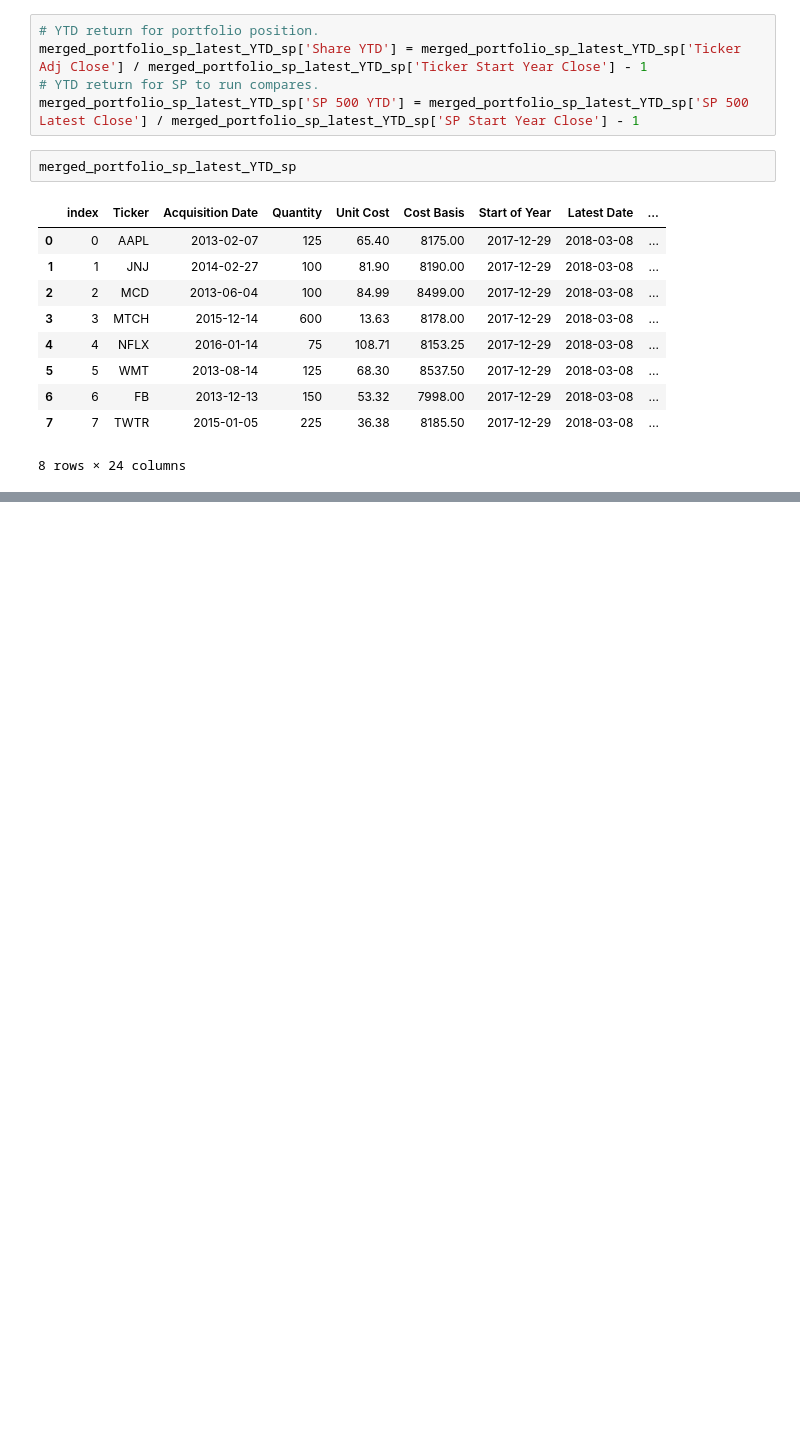
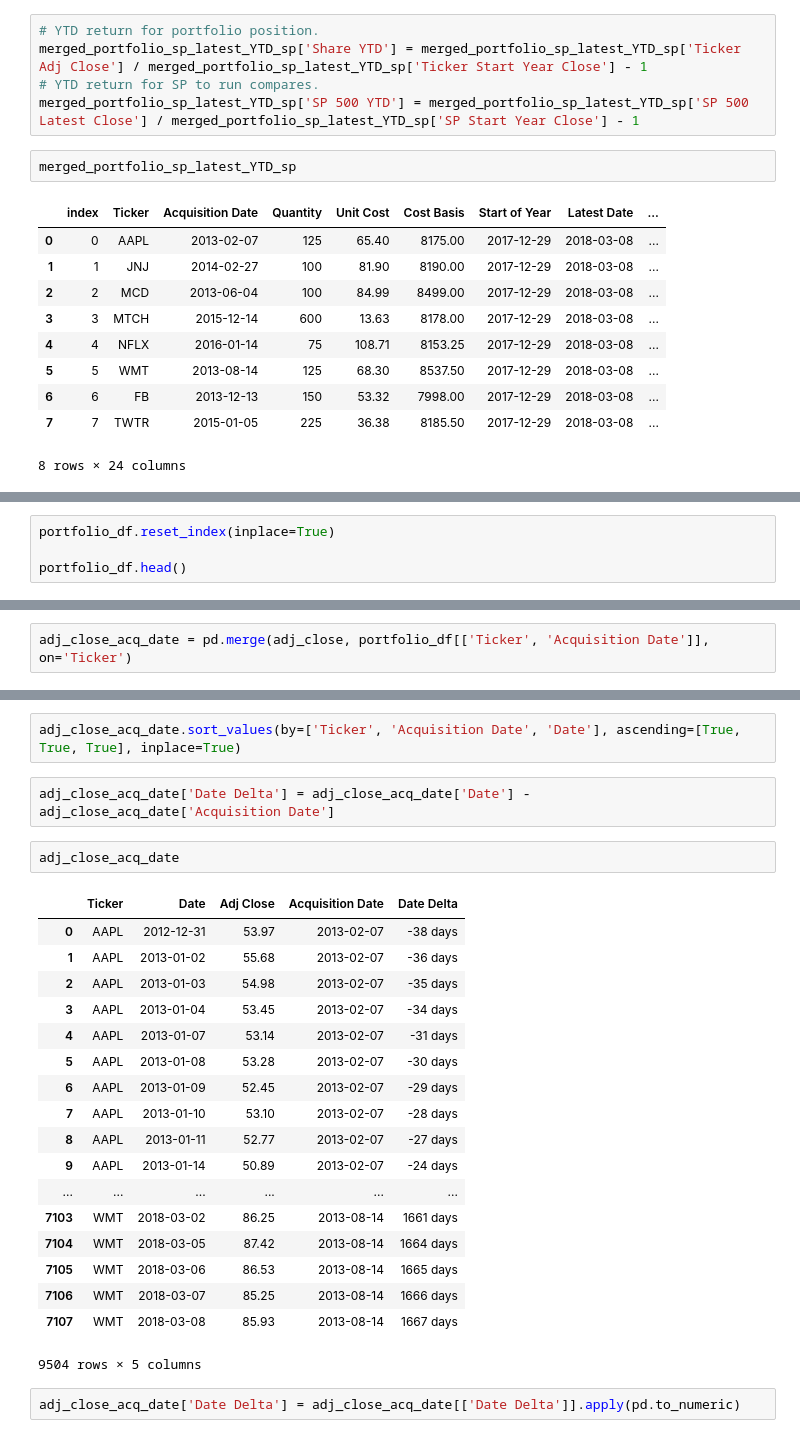
Before and after one commit to xiaomaniay/python-apps, a Jupyter notebook: yahoo_finance_test.ipynb, the cells around one changed output, grey strips where cells are left out. Cells and saved outputs as stored; diff of their text form; blank space fills up the shorter version.

```diff
--- a/yahoo_finance_test.ipynb
+++ b/yahoo_finance_test.ipynb
@@ -558,0 +612,4 @@ merged_portfolio_sp_latest_YTD_sp
+# %%
+portfolio_df.reset_index(inplace=True)
+
+portfolio_df.head()
@@ -558,0 +641,2 @@ merged_portfolio_sp_latest_YTD_sp
+# %%
+adj_close_acq_date = pd.merge(adj_close, portfolio_df[['Ticker', 'Acquisition Date']], on='Ticker')
@@ -558,0 +664,27 @@ merged_portfolio_sp_latest_YTD_sp
+# %%
+adj_close_acq_date.sort_values(by=['Ticker', 'Acquisition Date', 'Date'], ascending=[True, True, True], inplace=True)
+# %%
+adj_close_acq_date['Date Delta'] = adj_close_acq_date['Date'] - adj_close_acq_date['Acquisition Date']
+# %%
+adj_close_acq_date
+# %% [output]
+|  | Ticker | Date | Adj Close | Acquisition Date | Date Delta |
+| 0 | AAPL | 2012-12-31 | 53.97 | 2013-02-07 | -38 days |
+| 1 | AAPL | 2013-01-02 | 55.68 | 2013-02-07 | -36 days |
+| 2 | AAPL | 2013-01-03 | 54.98 | 2013-02-07 | -35 days |
+| 3 | AAPL | 2013-01-04 | 53.45 | 2013-02-07 | -34 days |
+| 4 | AAPL | 2013-01-07 | 53.14 | 2013-02-07 | -31 days |
+| 5 | AAPL | 2013-01-08 | 53.28 | 2013-02-07 | -30 days |
+| 6 | AAPL | 2013-01-09 | 52.45 | 2013-02-07 | -29 days |
+| 7 | AAPL | 2013-01-10 | 53.10 | 2013-02-07 | -28 days |
+| 8 | AAPL | 2013-01-11 | 52.77 | 2013-02-07 | -27 days |
+| 9 | AAPL | 2013-01-14 | 50.89 | 2013-02-07 | -24 days |
+| ... | ... | ... | ... | ... | ... |
+| 7103 | WMT | 2018-03-02 | 86.25 | 2013-08-14 | 1661 days |
+| 7104 | WMT | 2018-03-05 | 87.42 | 2013-08-14 | 1664 days |
+| 7105 | WMT | 2018-03-06 | 86.53 | 2013-08-14 | 1665 days |
+| 7106 | WMT | 2018-03-07 | 85.25 | 2013-08-14 | 1666 days |
+| 7107 | WMT | 2018-03-08 | 85.93 | 2013-08-14 | 1667 days |
+9504 rows × 5 columns
+# %%
+adj_close_acq_date['Date Delta'] = adj_close_acq_date[['Date Delta']].apply(pd.to_numeric)
```
Also changed, not shown: parts of 34 cells of this notebook, 1 other file.
